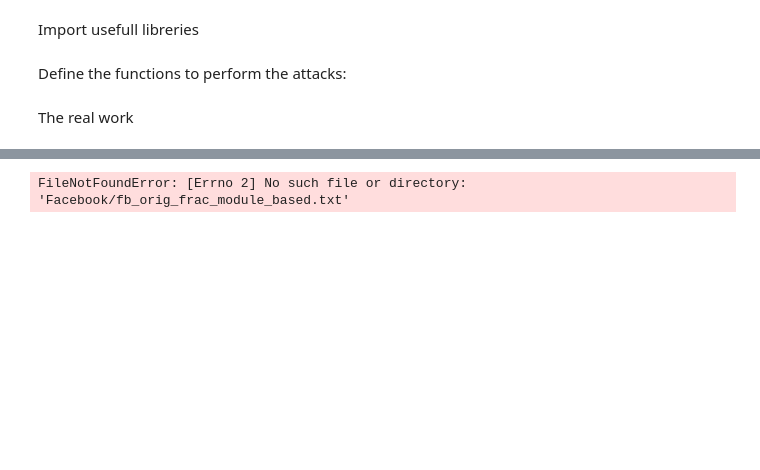
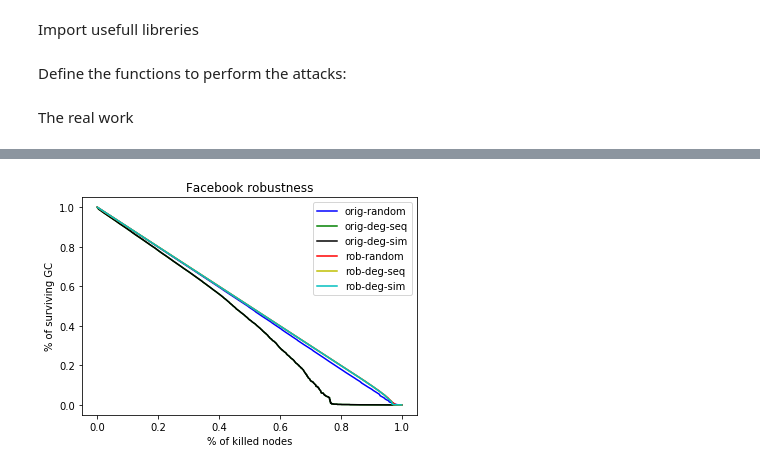
Before and after one commit to guglielmo84/cna_project, a Jupyter notebook: robust/robust.ipynb, the cells around one changed output, grey strips where cells are left out. Cells and saved outputs as stored; diff of their text form; code cells hidden in the pictures; blank space fills up the shorter version.

```diff
--- a/robust/robust.ipynb
+++ b/robust/robust.ipynb
@@ -324,32 +364,37 @@ pdf_file.close()
 # %%
 # read the files with the points of the robustness curves and plot the robustness curves
 
 %matplotlib inline
 import matplotlib.pyplot as plt
 import matplotlib.gridspec as gridspec
 from matplotlib.backends.backend_pdf import PdfPages
 
 # read the data from the respective files, putting everything into a dict
 # each element in the dict stores the two vectors with the data for the corresponding curve
 bk = {}
+bk["or_rand"] = read_xy("Facebook/fb_orig_frac_random.txt")
+bk["or_deg_seq"] = read_xy("Facebook/fb_orig_frac_deg_seq.txt")
 bk["or_deg_sim"] = read_xy("Facebook/fb_orig_frac_deg_sim.txt")
-bk["or_module_based"] = read_xy("Facebook/fb_orig_frac_module_based.txt")
+
+bk["rob_rand"] = read_xy("Facebook/fb_rob_frac_random.txt")
+bk["rob_deg_seq"] = read_xy("Facebook/fb_rob_frac_deg_seq.txt")
 bk["rob_deg_sim"] = read_xy("Facebook/fb_rob_frac_deg_sim.txt")
-bk["rob_module_based"] = read_xy("Facebook/fb_rob_frac_module_based.txt")
 
 # plot the 4 curves in the same plot
-_ = plt.plot(bk["or_deg_sim"][0], bk["or_deg_sim"][1], 'c-', label = "orig-deg-sim")
-_ = plt.plot(bk["or_module_based"][0], bk["or_module_based"][1], 'm-', label = "orig-module_based")
-_ = plt.plot(bk["rob_deg_sim"][0], bk["rob_deg_sim"][1], 'g-', label = "rob-deg-sim")
-_ = plt.plot(bk["rob_module_based"][0], bk["rob_module_based"][1], 'y-', label = "rob-module_based")
+_ = plt.plot(bk["or_rand"][0], bk["or_rand"][1], 'b-', label = "orig-random")
+_ = plt.plot(bk["or_deg_seq"][0], bk["or_deg_seq"][1], 'g-', label = "orig-deg-seq")
+_ = plt.plot(bk["or_deg_sim"][0], bk["or_deg_sim"][1], 'k-', label = "orig-deg-sim")
+_ = plt.plot(bk["rob_rand"][0], bk["rob_rand"][1], 'r-', label = "rob-random")
+_ = plt.plot(bk["rob_deg_seq"][0], bk["rob_deg_seq"][1], 'y-', label = "rob-deg-seq")
+_ = plt.plot(bk["rob_deg_sim"][0], bk["rob_deg_sim"][1], 'c-', label = "rob-deg-sim")
 _ = plt.xlabel("% of killed nodes")
 _ = plt.ylabel("% of surviving GC")
-_ = plt.title("youtube robustness - sim")
+_ = plt.title("Facebook robustness")
 _ = plt.legend()
 
 # save the plot to a PDF file
-pdf_file = PdfPages('YT_robustness_sim.pdf')
+pdf_file = PdfPages('fb_robustness.pdf')
 plt.savefig(pdf_file, format="pdf")
 pdf_file.close()
 # %% [output]
-FileNotFoundError: [Errno 2] No such file or directory: 'Facebook/fb_orig_frac_module_based.txt'
+[figure, added]
```
Also changed, not shown: parts of 4 cells of this notebook.
